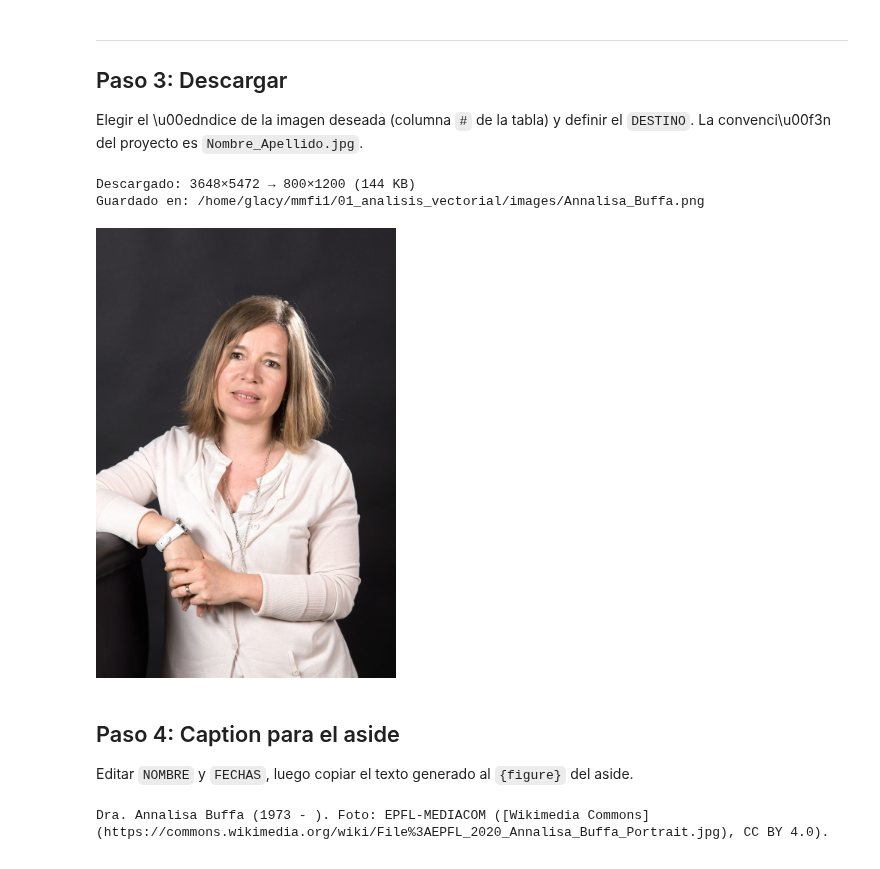
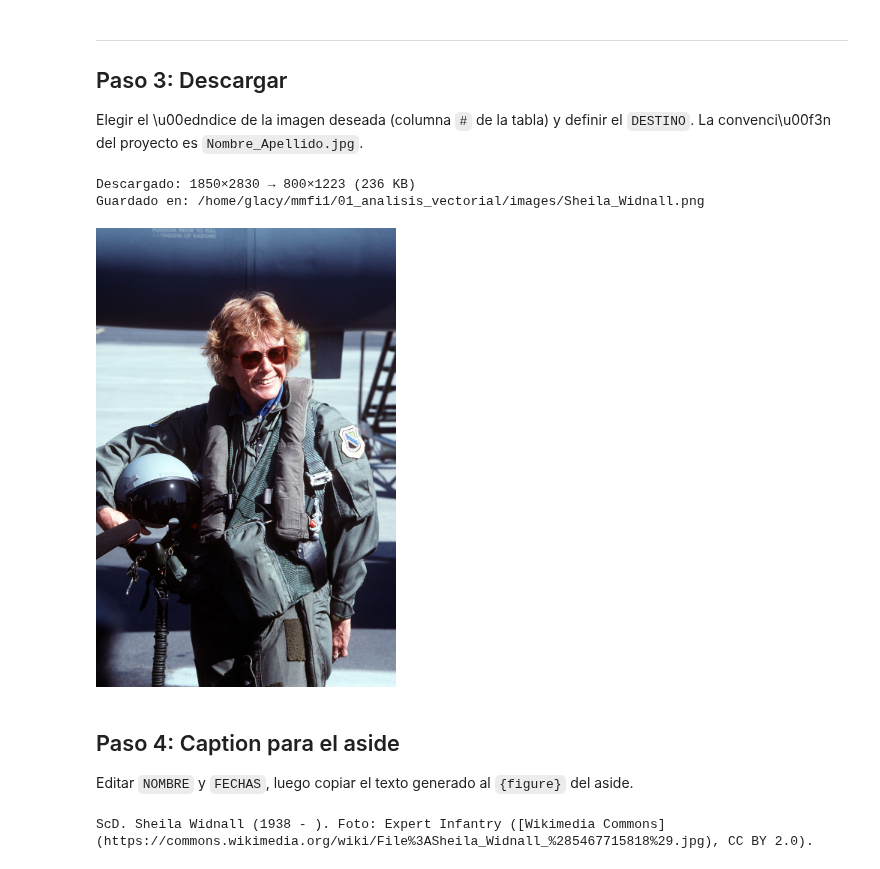
Before and after one commit to glacy/MMFI1, a Jupyter notebook: scripts/buscar_imagenes.ipynb, the cells around one changed output. Saved outputs shown, nothing was run; the diff lists cells and outputs as text; code cells hidden in the pictures.

```diff
--- a/scripts/buscar_imagenes.ipynb
+++ b/scripts/buscar_imagenes.ipynb
@@ -106,7 +106,7 @@ Listo.
 
 Editar `BUSQUEDA` con el nombre de la persona y ejecutar.
 # %%
-BUSQUEDA = 'Annalisa Buffa'
+BUSQUEDA = 'Sheila Widnall'
 
 candidatos = buscar_imagenes(BUSQUEDA)
 print(f'{len(candidatos)} resultados para "{BUSQUEDA}"\n')
@@ -138,23 +162,23 @@ mostrar_thumbnails(candidatos, solo_ok=False)
 Elegir el \u00edndice de la imagen deseada (columna `#` de la tabla) y definir el `DESTINO`.
 La convenci\u00f3n del proyecto es `Nombre_Apellido.jpg`.
 # %%
-INDICE  = 0  # cambiar seg\u00fan la tabla/thumbnails
-DESTINO = os.path.join(RAIZ, '01_analisis_vectorial/images/Annalisa_Buffa.png')
+INDICE  = 7  # cambiar seg\u00fan la tabla/thumbnails
+DESTINO = os.path.join(RAIZ, '01_analisis_vectorial/images/Sheila_Widnall.png')
 
 info = descargar(candidatos, INDICE, DESTINO, max_ancho=800)
 # %% [output]
-Descargado: 3648×5472 → 800×1200 (144 KB)
-Guardado en: /home/glacy/mmfi1/01_analisis_vectorial/images/Annalisa_Buffa.png
+Descargado: 1850×2830 → 800×1223 (236 KB)
+Guardado en: /home/glacy/mmfi1/01_analisis_vectorial/images/Sheila_Widnall.png
-[figure, old version]
+[figure, new version]
 # %% [markdown]
 ## Paso 4: Caption para el aside
 
 Editar `NOMBRE` y `FECHAS`, luego copiar el texto generado al `{figure}` del aside.
 # %%
-NOMBRE  = 'Dra. Annalisa Buffa'
-FECHAS  = '1973 - '
+NOMBRE  = 'ScD. Sheila Widnall'
+FECHAS  = '1938 - '
 
 caption = generar_caption(info, NOMBRE, FECHAS)
 print(caption)
 # %% [output]
-Dra. Annalisa Buffa (1973 - ). Foto: EPFL-MEDIACOM ([Wikimedia Commons](https://commons.wikimedia.org/wiki/File%3AEPFL_2020_Annalisa_Buffa_Portrait.jpg), CC BY 4.0).
+ScD. Sheila Widnall (1938 - ). Foto: Expert Infantry ([Wikimedia Commons](https://commons.wikimedia.org/wiki/File%3ASheila_Widnall_%285467715818%29.jpg), CC BY 2.0).
```
Also changed, not shown: parts of 2 cells of this notebook, 2 other files.
